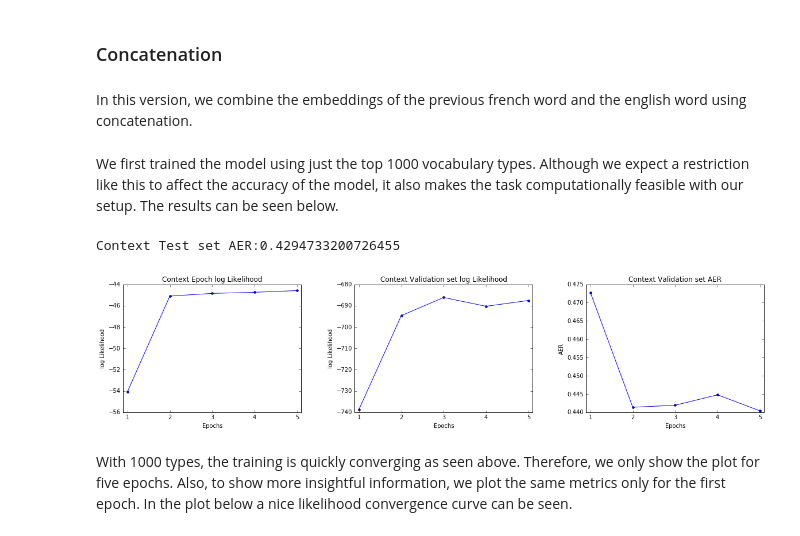
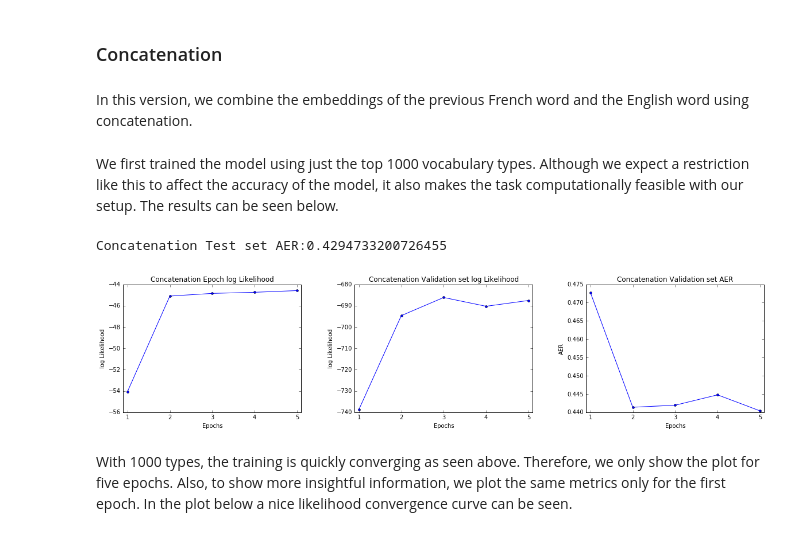
Before and after one commit to NSavov/NLP2-Projects, a Jupyter notebook: Project-3/Results-Submission-Final.ipynb, the cells around one changed output. Drawn from its saved outputs; the diff is of its cells as text; code cells hidden in the pictures.

```diff
--- a/Project-3/Results-Submission-Final.ipynb
+++ b/Project-3/Results-Submission-Final.ipynb
@@ -95,31 +95,31 @@ In this IBM1 extension, the joint probability for a single french position is:
 # %% [markdown]
 ### Concatenation
 # %% [markdown]
-In this version, we combine the embeddings of the previous french word and the english word using concatenation.
+In this version, we combine the embeddings of the previous French word and the English word using concatenation.
 # %% [markdown]
 We first trained the model using just the top 1000 vocabulary types. Although we expect a restriction like this to affect the accuracy of the model, it also makes the task computationally feasible with our setup. The results can be seen below.
 # %%
 filename = 'stats/NeuralIBM1ContextTrainer_5e_1000v'
 lst = pickle.load(open(filename, 'rb'))
 
 loss = lst[0][0::9]
 aer_val = lst[2][0::9]
 loss_val = lst[1][0::9]
 aer_test = lst[3][0::9]
 
-tp = 'Context'
+tp = 'Concatenation'
 pref = "allepochs"
 xlabel = 'Epochs'
 max_iter = 5
 gap = 1
 plot_models(pref, tp, max_iter, gap, xlabel, loss, aer_val, loss_val, aer_test)
 
 print(tp + " Test set AER:" + str(aer_test[-1]))
 if not test_aers_all or aer_test[-1] not in test_aers_all:
     test_aers_all.append(aer_test[-1])
 # %% [output]
-Context Test set AER:0.4294733200726455
+Concatenation Test set AER:0.4294733200726455
-[figure, old version]
+[figure, new version]
 # %% [markdown]
 With 1000 types, the training is quickly converging as seen above. Therefore, we only show the plot for five epochs. Also, to show more insightful information, we plot the same metrics only for the first epoch. In the plot below a nice likelihood convergence curve can be seen.
 # %%
```
Also changed, not shown: parts of 2 cells of this notebook, 29 other files.
